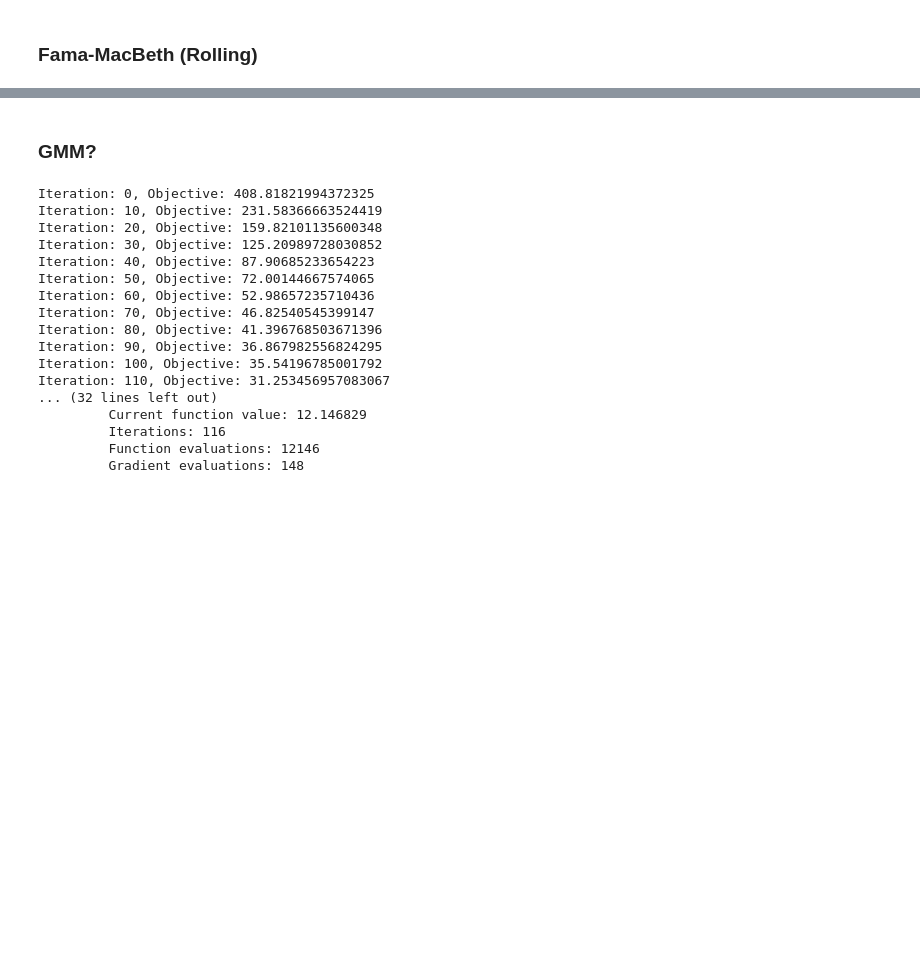
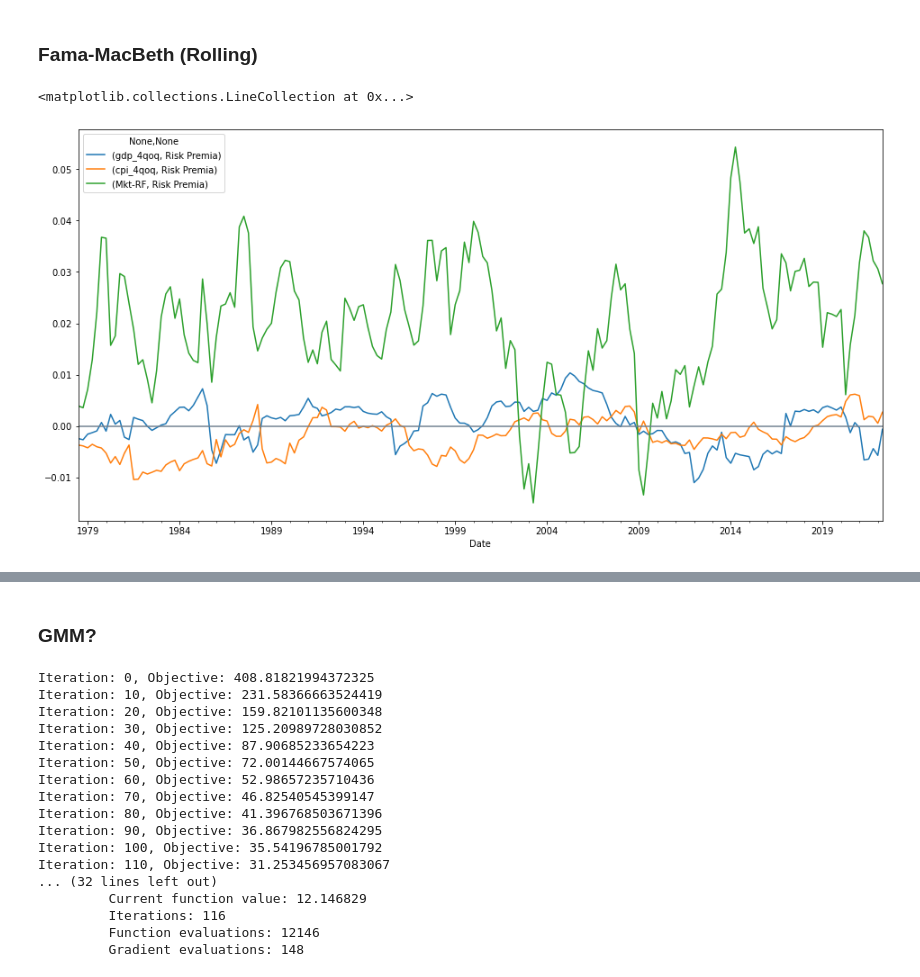
Before and after one commit to santoromano/Macro-Cross-Sectional-Analysis, a Jupyter notebook: empirics.ipynb, the cells around one changed output, grey strips where cells are left out. Drawn from its saved outputs; the diff is of its cells as text; code cells hidden in the pictures; blank space fills up the shorter version.

Commit message:
Plots

```diff
--- a/empirics.ipynb
+++ b/empirics.ipynb
@@ -643,7 +646,7 @@ def rolling_model(test_assets):
     premia = []
 
     for t in range(len(test_assets)-20):
-        model = LinearFactorModel(test_assets.iloc[t:t+20], factors_q[['gdp_4qoq', 'cpi_4qoq', 'Mkt-RF']].iloc[t:t+20]).fit(cov_type='kernel')
+        model = LinearFactorModel(test_assets.iloc[t:t+20], macro_factors.iloc[t:t+20]).fit(cov_type='kernel')
         premia.append(get_premia(model).stack(-1))
 
     premia_df = pd.DataFrame(premia, index=test_assets.index[20:])
@@ -651,3 +654,8 @@ def rolling_model(test_assets):
     return premia_df
 # %%
 rolling = rolling_model(size_book_assets_q)
+# %%
+rolling.iloc[:, rolling.columns.get_level_values(1)=='Risk Premia'].iloc[:].plot(figsize=(16,8)).hlines(y=0, xmin=0, xmax=1000, color='slategrey')
+# %% [output]
+<matplotlib.collections.LineCollection at 0x...>
+[figure, added]
```
Also changed, not shown: parts of 9 cells of this notebook.
